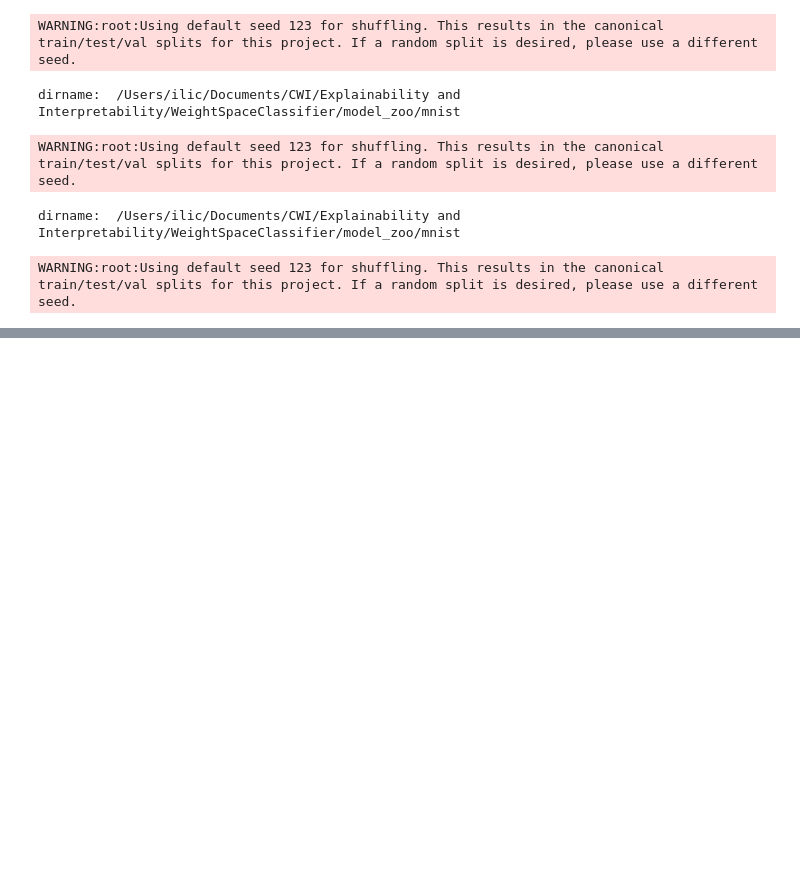
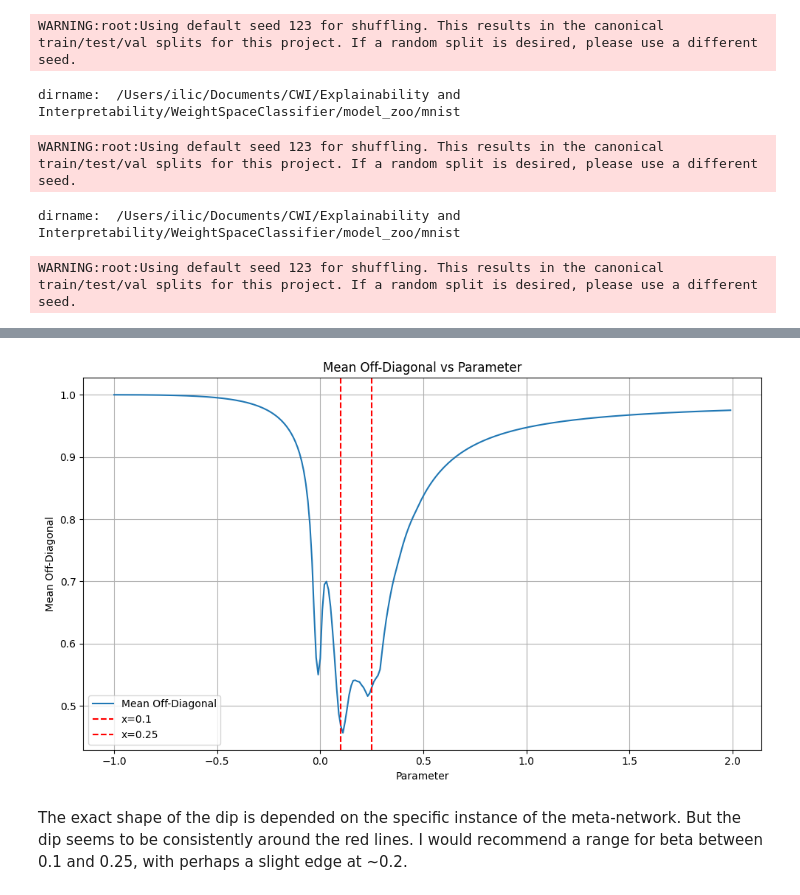
Before and after one commit to SimonIlic/WeightSpaceClassifier, a Jupyter notebook: notebooks/unlearning_directions.ipynb, the cells around one changed output, grey strips where cells are left out. Drawn from its saved outputs; the diff is of its cells as text; code cells hidden in the pictures; blank space fills up the shorter version.

```diff
--- a/notebooks/unlearning_directions.ipynb
+++ b/notebooks/unlearning_directions.ipynb
@@ -130,0 +190,58 @@ plt.show()
+# %%
+def get_direction(loss_fn, target_class, meta_network, model_weights_tensor, parameter):
+    """Compute the gradient direction for a specific target class."""
+    model_weights_tensor.grad = None
+    pred = meta_network(model_weights_tensor).squeeze(0)
+    loss = loss_fn(pred, target_class, parameter)
+    loss.backward()
+    direction = -model_weights_tensor.grad.squeeze(0).detach().numpy()
+    meta_network.zero_grad()
+    return direction
+
+def get_directions(loss_fn, meta_network, model_weights_tensor, num_classes=10, parameter=1.0):
+    """Compute gradient directions for all target classes."""
+    directions = []
+    for target_class in range(num_classes):
+        direction = get_direction(loss_fn, target_class, meta_network, model_weights_tensor, parameter)
+        directions.append(direction)
+    return np.array(directions)
+# %%
+def compute_mean_off_diag(loss_fn, meta_network, model_weights_tensor, parameter=0.1):
+    """
+    Compute the mean of the absolute values of the off-diagonal elements
+    of the cosine similarity matrix of gradient directions.
+
+    Args:
+        loss_fn: The loss function to use.
+        meta_network: The meta network model.
+        model_weights_tensor: The tensor of model weights.
+        parameter: The parameter for the loss function (default is 0.1).
+
+    Returns:
+        float: The mean of the absolute values of the off-diagonal elements.
+    """
+    directions = get_directions(loss_fn, meta_network, model_weights_tensor, parameter=parameter)
+    similarity = cosine_similarity(directions)
+    lower_tri = np.tril(similarity, k=-1)
+    mean_off_diag = abs(lower_tri[lower_tri != 0]).mean()
+    return mean_off_diag
+
+parameters = np.arange(-1, 2, 0.01)
+mean_off_diags = [compute_mean_off_diag(boost_loss_fn, meta_network, model_weights_tensor, parameter=param) for param in parameters]
+
+# Plot the results
+plt.figure(figsize=(10, 6))
+plt.plot(parameters, mean_off_diags, label="Mean Off-Diagonal")
+plt.axvline(x=0.1, color='red', linestyle='--', label='x=0.1')
+plt.axvline(x=0.25, color='red', linestyle='--', label='x=0.25')
+plt.xlabel("Parameter")
+plt.ylabel("Mean Off-Diagonal")
+plt.title("Mean Off-Diagonal vs Parameter")
+plt.legend()
+plt.grid(True)
+plt.tight_layout()
+plt.show()
+# %% [output]
+[figure, added]
+# %% [markdown]
+The exact shape of the dip is depended on the specific instance of the meta-network. But the dip seems to be consistently around the red lines. I would recommend a range for beta between 0.1 and 0.25, with perhaps a slight edge at ~0.2.
```
Also changed, not shown: parts of 9 cells of this notebook.
